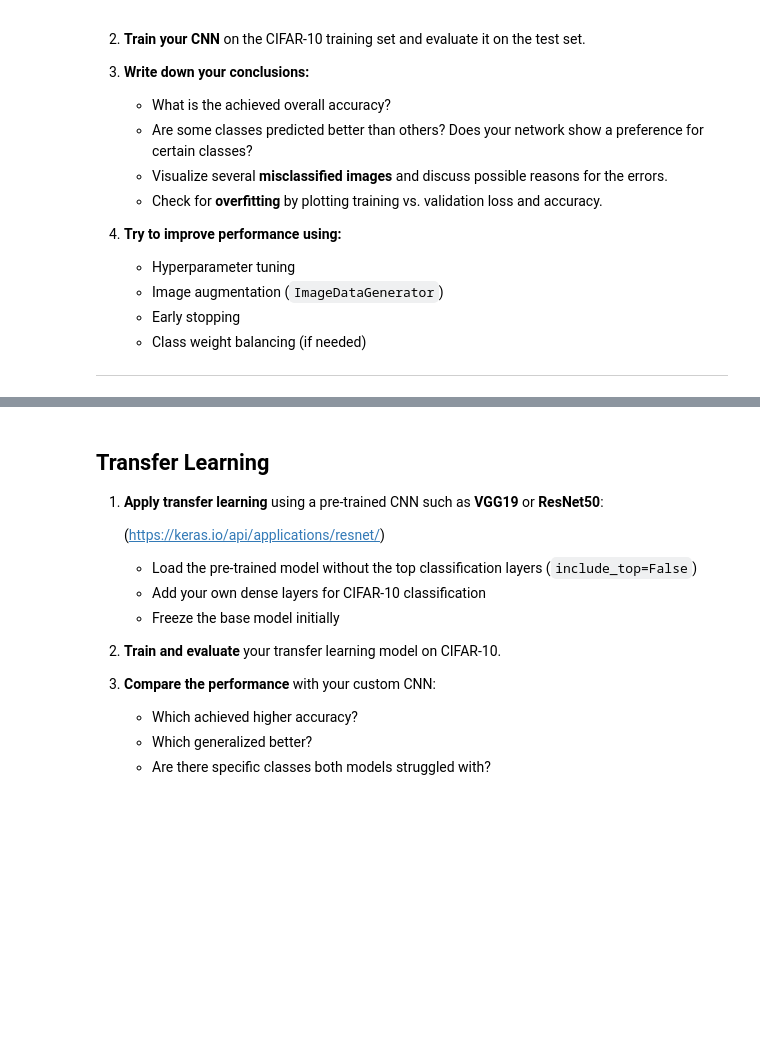
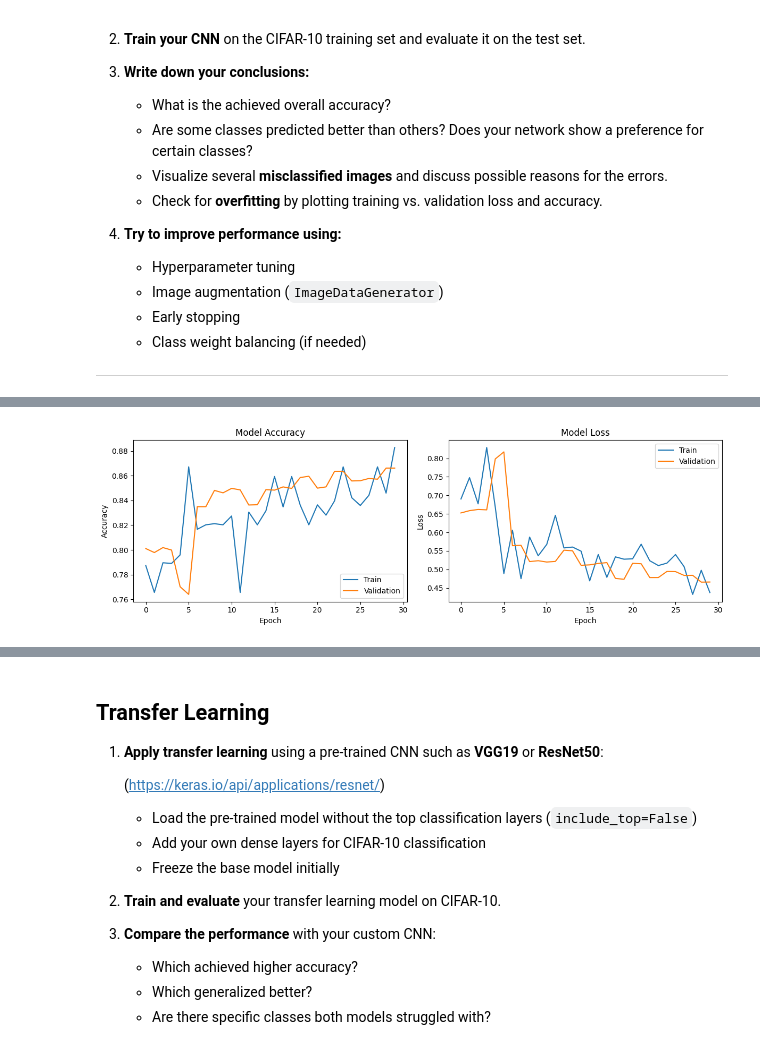
Before and after one commit to pascal-maker/deeplearning, a Jupyter notebook: Assignment_02_convolutional_neural_networks/assignment_02_CNN 2.ipynb, the cells around one changed output, grey strips where cells are left out. Drawn from its saved outputs; the diff is of its cells as text; code cells hidden in the pictures; blank space fills up the shorter version.

```diff
--- a/Assignment_02_convolutional_neural_networks/assignment_02_CNN 2.ipynb
+++ b/Assignment_02_convolutional_neural_networks/assignment_02_CNN 2.ipynb
@@ -135,0 +525,20 @@ Test data shape: (10000, 32, 32, 3) (10000, 1)
+# %%
+# Calculate steps per epoch
+steps_per_epoch = len(X_train) // 128
+validation_steps = len(X_val) // 128
+
+# Train the model
+history = model.fit(
+    train_generator,
+    steps_per_epoch=steps_per_epoch,
+    epochs=30,  # We'll use early stopping
+    validation_data=val_generator,
+    validation_steps=validation_steps,
+    callbacks=[early_stopping, reduce_lr, checkpoint],
+    verbose=1
+)
+
+# Evaluate on test set
+test_loss, test_acc = model.evaluate(X_test, y_test, verbose=0)
+print(f'\nTest accuracy: {test_acc:.4f}')
+print(f'Test loss: {test_loss:.4f}')
@@ -135,0 +592,79 @@ Test data shape: (10000, 32, 32, 3) (10000, 1)
+# %%
+import numpy as np
+import matplotlib.pyplot as plt
+from sklearn.metrics import classification_report, confusion_matrix
+import seaborn as sns
+
+def plot_training_history(history):
+    # Plot training & validation accuracy values
+    plt.figure(figsize=(12, 4))
+
+    plt.subplot(1, 2, 1)
+    plt.plot(history.history['accuracy'])
+    plt.plot(history.history['val_accuracy'])
+    plt.title('Model Accuracy')
+    plt.ylabel('Accuracy')
+    plt.xlabel('Epoch')
+    plt.legend(['Train', 'Validation'], loc='lower right')
+
+    # Plot training & validation loss values
+    plt.subplot(1, 2, 2)
+    plt.plot(history.history['loss'])
+    plt.plot(history.history['val_loss'])
+    plt.title('Model Loss')
+    plt.ylabel('Loss')
+    plt.xlabel('Epoch')
+    plt.legend(['Train', 'Validation'], loc='upper right')
+
+    plt.tight_layout()
+    plt.show()
+
+def analyze_model(model, X_test, y_test, class_names):
+    # Get predictions
+    y_pred = model.predict(X_test)
+    y_pred_classes = np.argmax(y_pred, axis=1)
+    y_true = np.argmax(y_test, axis=1)
+
+    # Classification report
+    print("\nClassification Report:")
+    print(classification_report(y_true, y_pred_classes, target_names=class_names))
+
+    # Confusion matrix
+    cm = confusion_matrix(y_true, y_pred_classes)
+    plt.figure(figsize=(10, 8))
+    sns.heatmap(cm, annot=True, fmt='d', cmap='Blues',
+                xticklabels=class_names,
+                yticklabels=class_names)
+    plt.title('Confusion Matrix')
+    plt.xticks(rotation=45, ha='right')
+    plt.yticks(rotation=0)
+    plt.tight_layout()
+    plt.show()
+
+    # Find misclassified examples
+    misclassified_idx = np.where(y_pred_classes != y_true)[0]
+
+    # Get top 10 misclassified examples with highest loss
+    y_pred_probs = np.max(y_pred, axis=1)
+    misclassified_probs = y_pred_probs[misclassified_idx]
+    top_loss_idx = np.argsort(misclassified_probs)[:10]  # Lowest confidence predictions
+    top_misclassified = [misclassified_idx[i] for i in top_loss_idx]
+
+    # Plot misclassified examples
+    plt.figure(figsize=(15, 6))
+    for i, idx in enumerate(top_misclassified):
+        plt.subplot(2, 5, i+1)
+        plt.imshow(X_test[idx])
+        plt.title(f'True: {class_names[y_true[idx]]}\nPred: {class_names[y_pred_classes[idx]]}')
+        plt.axis('off')
+    plt.suptitle('Top 10 Misclassified Examples (Lowest Confidence)', y=1.02)
+    plt.tight_layout()
+    plt.show()
+
+# Plot training history
+plot_training_history(history)
+
+# Analyze model performance
+analyze_model(model, X_test, y_test, class_names)
+# %% [output]
+[figure, added]
```
Also changed, not shown: parts of 20 cells of this notebook.
